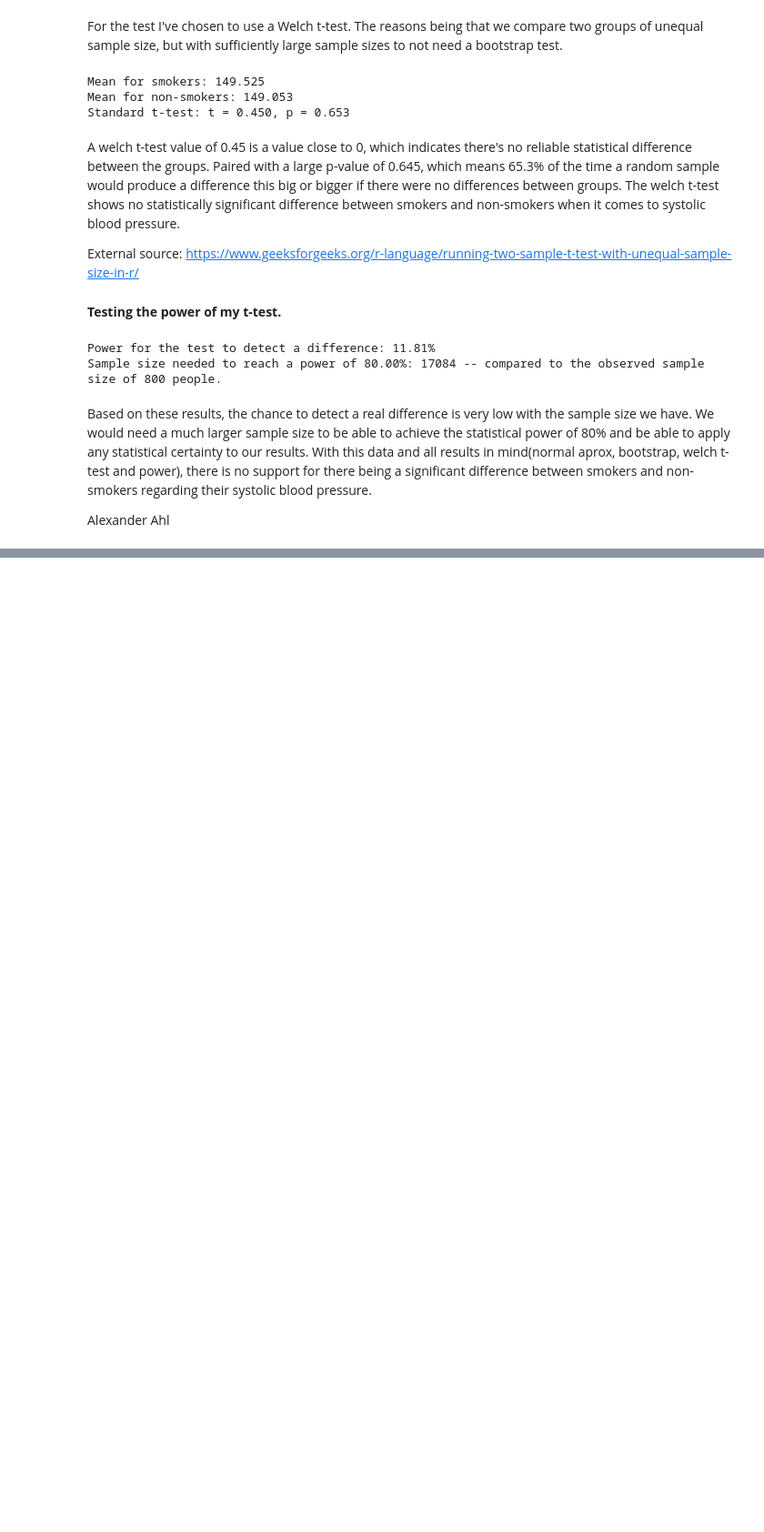
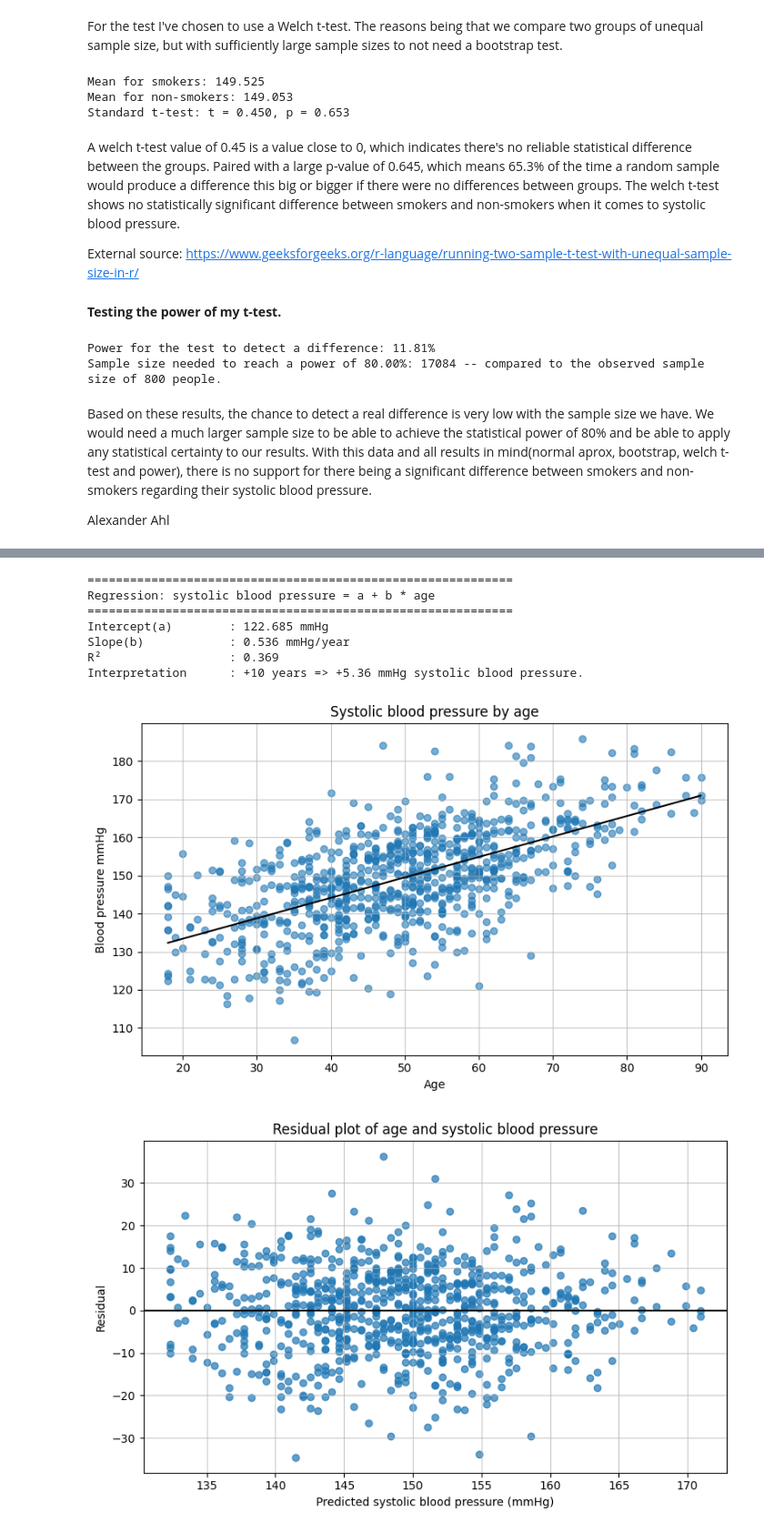
Before and after one commit to Ahlarn87/Halsostudie, a Jupyter notebook: health_study.ipynb, the cells around one changed output, grey strips where cells are left out. Shown: that part at 91% size. Drawn from its saved outputs; the diff is of its cells as text; code cells hidden in the pictures; blank space fills up the shorter version.

Commit message:
updated to include work for del 2, both functions/visualizations and comments.

```diff
--- a/health_study.ipynb
+++ b/health_study.ipynb
@@ -321,0 +332,57 @@ Alexander Ahl
+# %%
+X = data_set.df[["age"]].to_numpy()
+y = data_set.df["systolic_bp"].to_numpy()
+
+model = LinearRegression()
+model.fit(X, y)
+
+int_hat = float(model.intercept_)
+slope_hat = float(model.coef_[0])
+y_hat = model.predict(X)
+residuals = y - y_hat
+
+ss_tot = np.sum((y - y.mean())**2)
+ss_res = np.sum((residuals)**2)
+r2 = 1 - ss_res / ss_tot
+
+print(f"""
+{"="*60}
+Regression: systolic blood pressure = a + b * age
+{"="*60}
+Intercept(a)        : {int_hat:.3f} mmHg
+Slope(b)            : {slope_hat:.3f} mmHg/year
+R²                  : {r2:.3f}
+Interpretation      : +10 years => +{10*slope_hat:.2f} mmHg systolic blood pressure.
+""")
+
+plt.figure(figsize=(8,5))
+plt.scatter(X[:,0], y, alpha=0.6)
+x_line = np.linspace(X.min(), X.max(), 100)
+y_line = int_hat + slope_hat * x_line
+plt.plot(x_line, y_line, color="black")
+plt.xlabel("Age")
+plt.ylabel("Blood pressure mmHg")
+plt.title("Systolic blood pressure by age")
+plt.grid(True, alpha=0.7)
+plt.tight_layout()
+plt.show()
+
+plt.figure(figsize=(8, 5))
+plt.scatter(y_hat, residuals, alpha=0.7)
+plt.axhline(0, color="black")
+plt.title("Residual plot of age and systolic blood pressure")
+plt.xlabel("Predicted systolic blood pressure (mmHg)")
+plt.ylabel("Residual")
+plt.grid(True, alpha=0.7)
+plt.tight_layout()
+plt.show()
+# %% [output]
+============================================================
+Regression: systolic blood pressure = a + b * age
+============================================================
+Intercept(a)        : 122.685 mmHg
+Slope(b)            : 0.536 mmHg/year
+R²                  : 0.369
+Interpretation      : +10 years => +5.36 mmHg systolic blood pressure.
+[figure, added]
+[figure, added]
```
Also changed, not shown: parts of 10 cells of this notebook.
